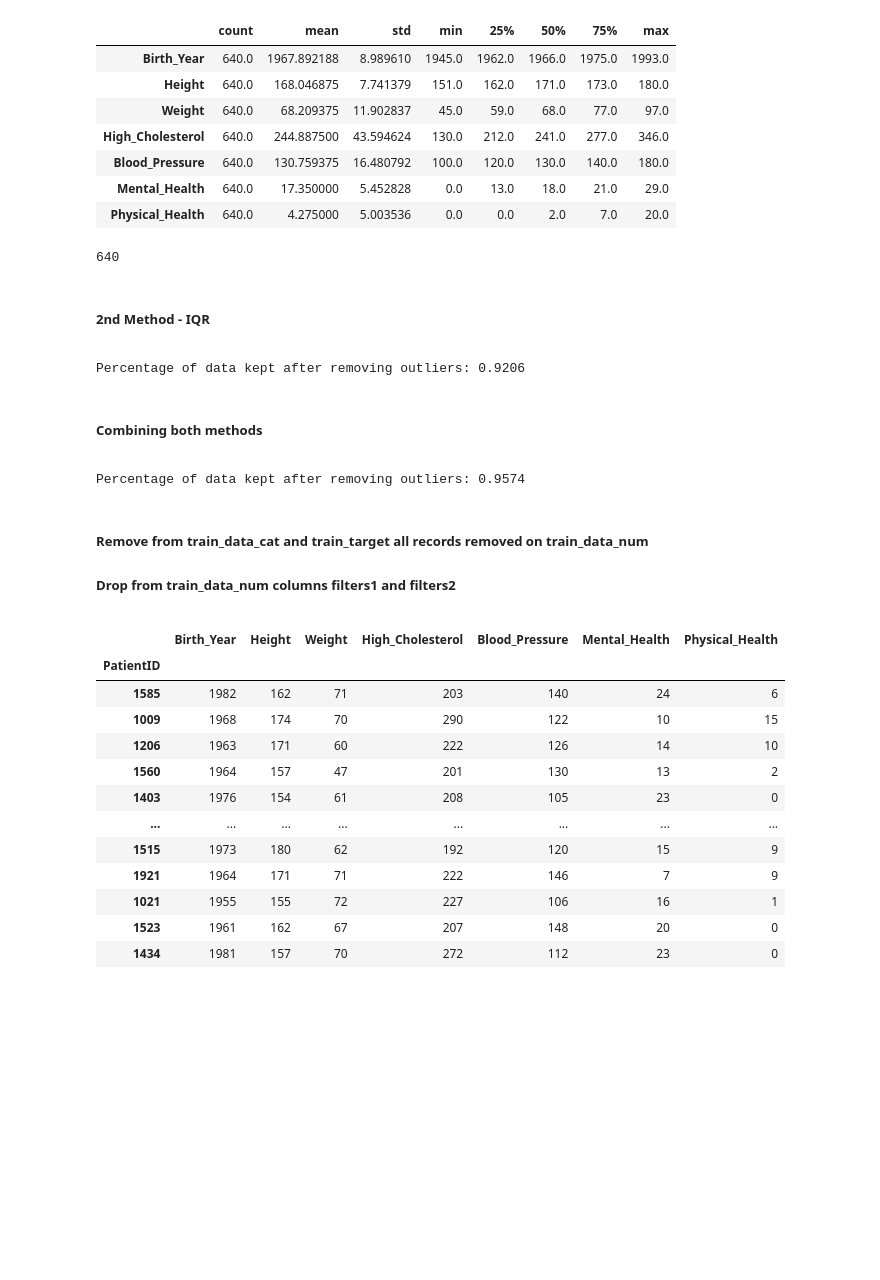
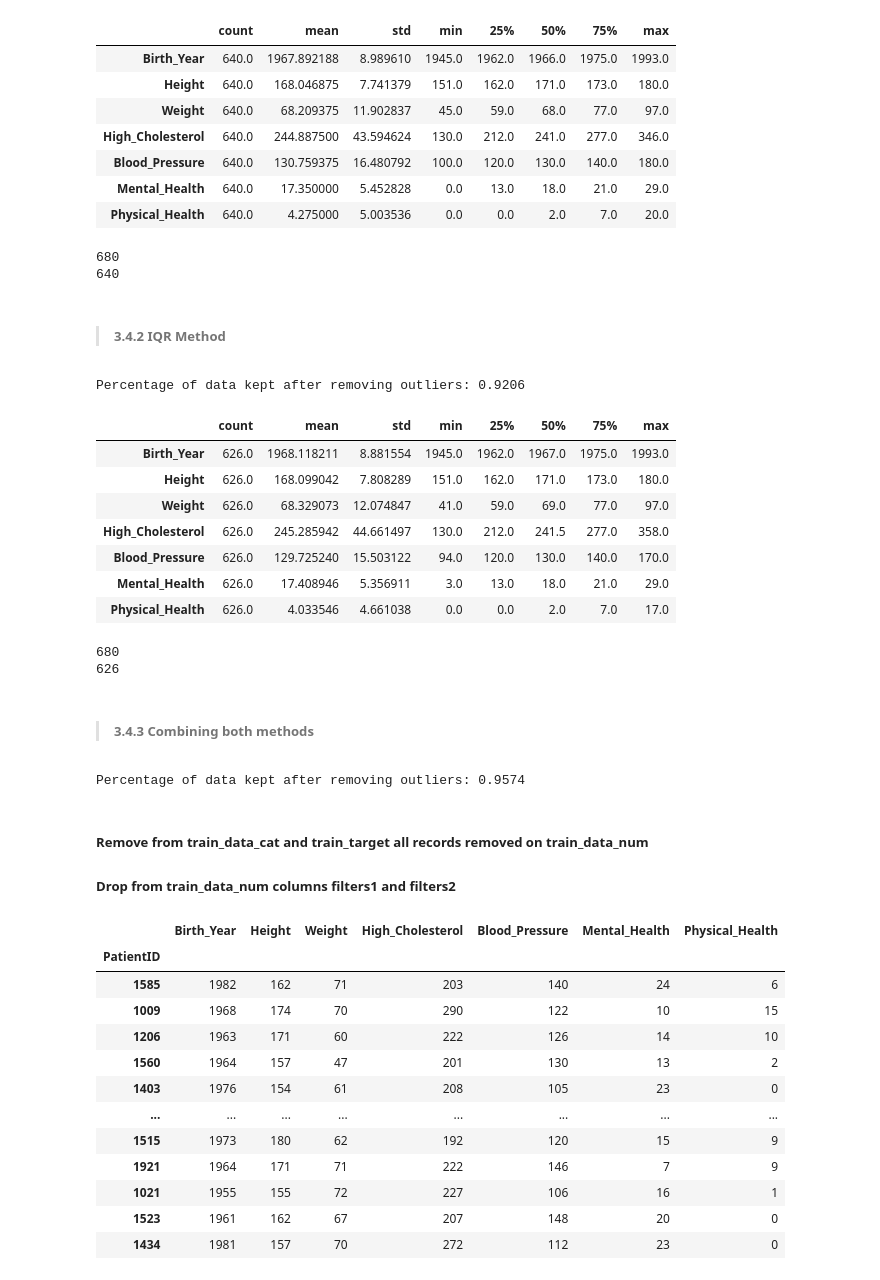
Before and after one commit to henrymmarques/MLProject, a Jupyter notebook: FINAL - Group03.ipynb, the cells around one changed output. Cells and saved outputs as stored; diff of their text form; code cells hidden in the pictures; blank space fills up the shorter version.

```diff
--- a/FINAL - Group03.ipynb
+++ b/FINAL - Group03.ipynb
@@ -529,14 +428,16 @@ df_1.describe().T
 | Physical_Health | 640.0 | 4.275000 | 5.003536 | 0.0 | 0.0 | 2.0 | 7.0 | 20.0 |
 # %%
 #Number of records
-df_1.shape[0]
+print(train_data_num.shape[0])
+print(df_1.shape[0])
 # %% [output]
+680
 640
 # %% [markdown]
 <a class="anchor" id="4th-bullet">
 
 
-##### 2nd Method - IQR
+> ##### 3.4.2 IQR Method
 
 </a>
 # %%
@@ -561,11 +462,29 @@ df_2=df_2[df_2['filters2']!=False]
 print('Percentage of data kept after removing outliers:', np.round(df_2.shape[0] / train_data_num.shape[0], 4))
 # %% [output]
 Percentage of data kept after removing outliers: 0.9206
+# %%
+df_2.describe().T
+# %% [output]
+|  | count | mean | std | min | 25% | 50% | 75% | max |
+| Birth_Year | 626.0 | 1968.118211 | 8.881554 | 1945.0 | 1962.0 | 1967.0 | 1975.0 | 1993.0 |
+| Height | 626.0 | 168.099042 | 7.808289 | 151.0 | 162.0 | 171.0 | 173.0 | 180.0 |
+| Weight | 626.0 | 68.329073 | 12.074847 | 41.0 | 59.0 | 69.0 | 77.0 | 97.0 |
+| High_Cholesterol | 626.0 | 245.285942 | 44.661497 | 130.0 | 212.0 | 241.5 | 277.0 | 358.0 |
+| Blood_Pressure | 626.0 | 129.725240 | 15.503122 | 94.0 | 120.0 | 130.0 | 140.0 | 170.0 |
+| Mental_Health | 626.0 | 17.408946 | 5.356911 | 3.0 | 13.0 | 18.0 | 21.0 | 29.0 |
+| Physical_Health | 626.0 | 4.033546 | 4.661038 | 0.0 | 0.0 | 2.0 | 7.0 | 17.0 |
+# %%
+#Number of records
+print(train_data_num.shape[0])
+print(df_2.shape[0])
+# %% [output]
+680
+626
 # %% [markdown]
 <a class="anchor" id="4th-bullet">
 
 
-##### Combining both methods
+> ##### 3.4.3 Combining both methods
 
 </a>
 # %%
@@ -580,8 +501,4 @@ Percentage of data kept after removing outliers: 0.9574
 # %% [markdown]
-<a class="anchor" id="4th-bullet">
-
-
 ##### Remove from train_data_cat and train_target all records removed on train_data_num
 ##### Drop from train_data_num columns filters1 and filters2
-</a>
 # %%
```
Also changed, not shown: parts of 105 cells of this notebook, 3 other files.
